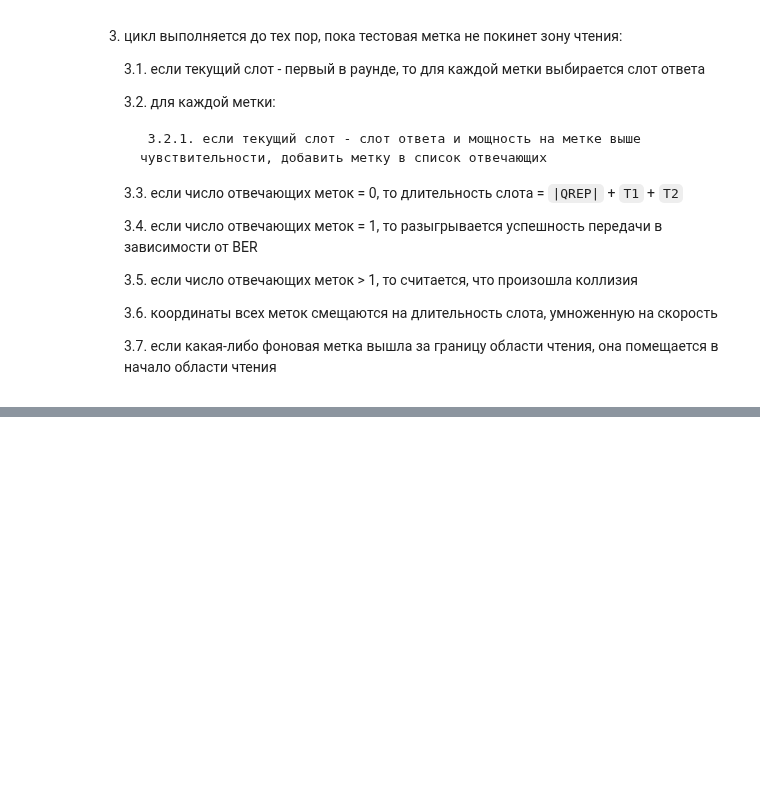
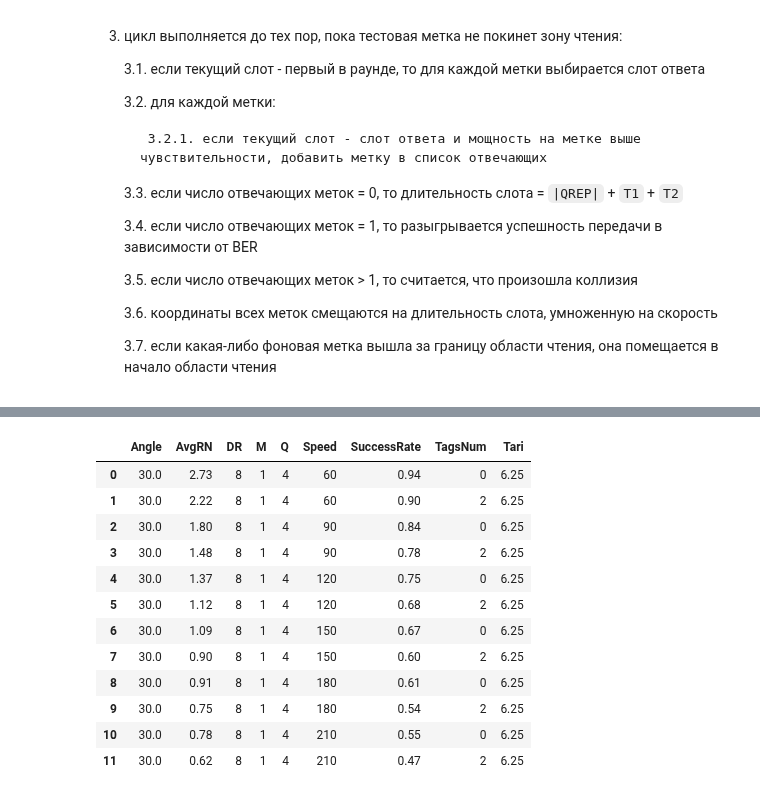
Before and after one commit to larioandr/vehicle-rfid-analytic, a Jupyter notebook: IdentificationRateAnalytics.ipynb, the cells around one changed output, grey strips where cells are left out. Cells and saved outputs as stored; diff of their text form; code cells hidden in the pictures; blank space fills up the shorter version.

Commit message:
Implements approximate scheme (works badly now), fixes minor bugs in main loop callings, adds CSV output

```diff
--- a/IdentificationRateAnalytics.ipynb
+++ b/IdentificationRateAnalytics.ipynb
@@ -838,27 +858,31 @@ print(pd.DataFrame(distributions))
 # %%
 from functools import reduce
 
-class ReadProbCalc:
+class VehRFIDApproxSolver:
 
-    def __init__(self, protocol, node_a, node_p, env, PL, speed=16.6, distance=20, n_other_tags=0):
-        self.protocol = protocol
+    def __init__(self, node_a, node_p, env, protocol,
+                 speed=16.6, ntags=0, pl=PL2, ber=BER, distance=20.0, lbound=0.05,
+                 distance_approximation = 1e-2):
         self.node_a = node_a
         self.node_p = node_p
         self.env = env
-        self.PL = PL
+        self.protocol = protocol
         self.speed = speed
+        self.ntags = ntags
+        self.PL = pl
+        self.BER = ber
         self.distance = distance
-        self.n_other_tags = n_other_tags
+        self.lbound = lbound
+        self.distance_approximation = distance_approximation
 
     @property
     def busy_prob(self):
-        return 1 - (1 - 1/self.protocol.slots_num) ** self.n_other_tags
+        return 1 - (1 - 1/self.protocol.slots_num) ** self.ntags
 
     def count(self):
         self.__Ns = self.protocol.slots_num
-#         print("NS={0}, Q={1}".format(self.__Ns, self.protocol.q))
         self.__p_busy = self.busy_prob * 0.4
-        p_busy_rn16_error = 0 if self.n_other_tags < 2 else (1 - (1 - 1/self.__Ns) ** (self.n_other_tags - 1))
+        p_busy_rn16_error = 0 if self.ntags < 2 else (1 - (1 - 1/self.__Ns) ** (self.ntags - 1))
 
         T_QREP = self.protocol.get_duration('QREP')
         T_ACK = self.protocol.get_duration('ACK')
@@ -874,9 +898,6 @@ class ReadProbCalc:
         t_round = (t0 * (self.__Ns - 1) +
                    self.protocol.get_duration('QUERY') + self.protocol.T1 +
                    T_RN16 + self.protocol.T2 + T_ACK + self.protocol.T1 + T_RESP + self.protocol.T2)
-#         print("QREP:{0:.2f}, ACK:{1:.2f}, RN16:{2:.2f}, RESP:{3:.2f}".format(
-#             T_QREP/1e-6, T_ACK/1e-6, T_RN16/1e-6, T_RESP/1e-6))
-#         print("ROUND DURATION: {0:.2f}".format(t_round/1e-6))
 
         self.__T_empty_slot = (self.__p_busy * (p_busy_rn16_error * self.__t2 +
                                          (1 - p_busy_rn16_error) * self.__t4) +
@@ -894,7 +915,7 @@ class ReadProbCalc:
     def next_slot(self, items):
         if self.__slot_index % self.__Ns == 0:
             self.__selected_slot = randint(0, self.__Ns) + self.__slot_index
-#         print(items, self.__slot_index, self.__selected_slot)
+
         new_items = []
         if self.__slot_index == self.__selected_slot:
             for item in items:
@@ -942,7 +963,7 @@ class ReadProbCalc:
             for other in items:
                 if item == other:
                     continue
-                if other[2] == item[2] and abs(other[1] - item[1]) < 10e-2:
+                if other[2] == item[2] and abs(other[1] - item[1]) < self.distance_approximation:
                     p += other[0]
                     items.remove(other)
             items.remove(item)
@@ -951,7 +972,7 @@ class ReadProbCalc:
 
     def check_stop(self, items):
         for item in items:
-            if item[1] < 1:
+            if item[1] < self.lbound:
                 return True
         else:
             return False
@@ -967,14 +988,46 @@ class ReadProbCalc:
                 d[n] = d[n] + p
         return d
 
-protocol = Protocol(dr=8, tari=6.25e-6, trcal=33.75e-6, rtcal_multiplier=3.0, m=1, q=4)
-epc_read_num = {}
-for kmph in arange(60, 181, 30):
-    print("* speed={0} km/h ...".format(kmph))
-    speed = kmph / 3.6
-    d = ReadProbCalc(normal_protocol, dipole_reader, dipole_tag, env, PL2, n_other_tags=2, speed=speed).count()
-    epc_read_num[kmph] = reduce(lambda x,y: x+y, map(lambda kv: kv[0]*kv[1], d.items()))
-print("== READ NUM PER SPEED: ==")
-for k in epc_read_num:
-    print("{0}: {1}".format(k, epc_read_num[k]))
+
+
+class VehRFIDApproxKernel(VehRFIDKernel):
+    def __init__(self, node_a=None, node_p=None, env=None, protocol=None,
+                 speed=16.6, ntags=0, pl=PL2, ber=BER,
+                 distance=20.0, lbound=0.05, distance_approximation=10e-2):
+        super().__init__(node_a=node_a, node_p=node_p, env=env, protocol=protocol,
+                         speed=speed, ntags=ntags, pl=pl, ber=ber, distance=distance, lbound=lbound)
+        self.distance_approximation = distance_approximation
+
+    #
+    # Returns distribution as dictionary: "reads number -> probability", where probability is the rate
+    # at which simulation returned particular read number
+    #
+    def run(self):
+        read_nums = {}
+        solver = VehRFIDApproxSolver(self.node_a, self.node_p, self.env, self.protocol,
+                                     speed=self.speed, ntags=self.ntags,
+                                     pl=self.pl, ber=self.ber, distance=self.distance, lbound=self.lbound)
+        d = solver.count()
+        del solver
+        return d
+
+
+kernel = VehRFIDApproxKernel(node_p=dipole_tag, env=env,
+                             distance=12, lbound=1, ber=BER, pl=PL2, distance_approximation=15e-2)
+
+import time
+
+t_beg = time.time()
+distributions = main_loop(kernel, dipole_tag, env,
+                          speed_kmph_values=arange(60,211,30),
+                          tari_values=array([6.25])*1e-6,
+                          m_values=[1],
+                          dr_values=[8],
+                          n_tags_values=[0,2],
+                          reader_angle_values=[pi/6],
+                          q_values=[4])
+t_end = time.time()
+print("TIME ELAPSED: {0}".format(t_end - t_beg))
+
+distributions
 # %% [output]
@@ -991,0 +1047,13 @@ for k in epc_read_num:
+|  | Angle | AvgRN | DR | M | Q | Speed | SuccessRate | TagsNum | Tari |
+| 0 | 30.0 | 2.73 | 8 | 1 | 4 | 60 | 0.94 | 0 | 6.25 |
+| 1 | 30.0 | 2.22 | 8 | 1 | 4 | 60 | 0.90 | 2 | 6.25 |
+| 2 | 30.0 | 1.80 | 8 | 1 | 4 | 90 | 0.84 | 0 | 6.25 |
+| 3 | 30.0 | 1.48 | 8 | 1 | 4 | 90 | 0.78 | 2 | 6.25 |
+| 4 | 30.0 | 1.37 | 8 | 1 | 4 | 120 | 0.75 | 0 | 6.25 |
+| 5 | 30.0 | 1.12 | 8 | 1 | 4 | 120 | 0.68 | 2 | 6.25 |
+| 6 | 30.0 | 1.09 | 8 | 1 | 4 | 150 | 0.67 | 0 | 6.25 |
+| 7 | 30.0 | 0.90 | 8 | 1 | 4 | 150 | 0.60 | 2 | 6.25 |
+| 8 | 30.0 | 0.91 | 8 | 1 | 4 | 180 | 0.61 | 0 | 6.25 |
+| 9 | 30.0 | 0.75 | 8 | 1 | 4 | 180 | 0.54 | 2 | 6.25 |
+| 10 | 30.0 | 0.78 | 8 | 1 | 4 | 210 | 0.55 | 0 | 6.25 |
+| 11 | 30.0 | 0.62 | 8 | 1 | 4 | 210 | 0.47 | 2 | 6.25 |
```
Also changed, not shown: parts of 3 cells of this notebook.
